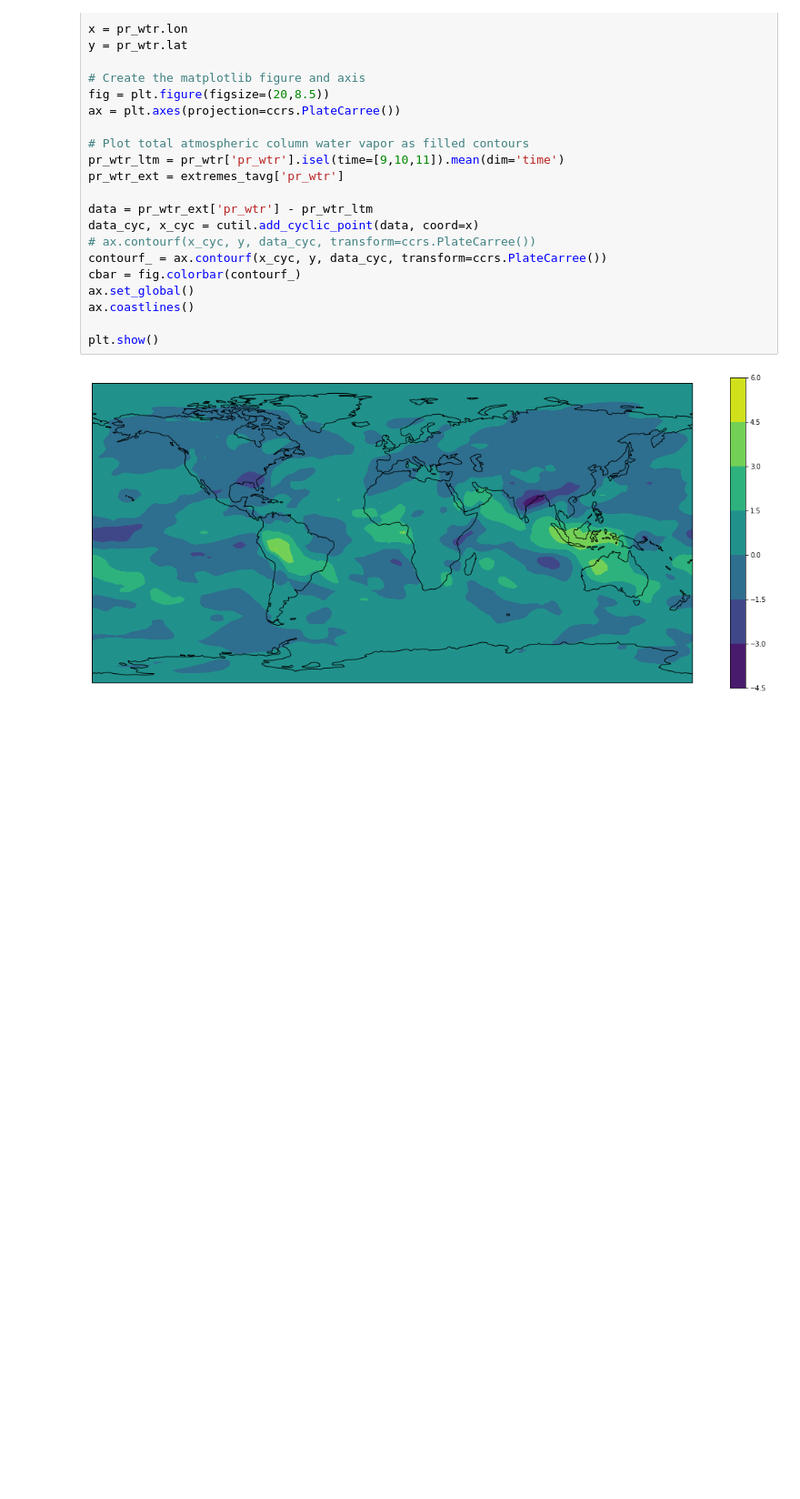
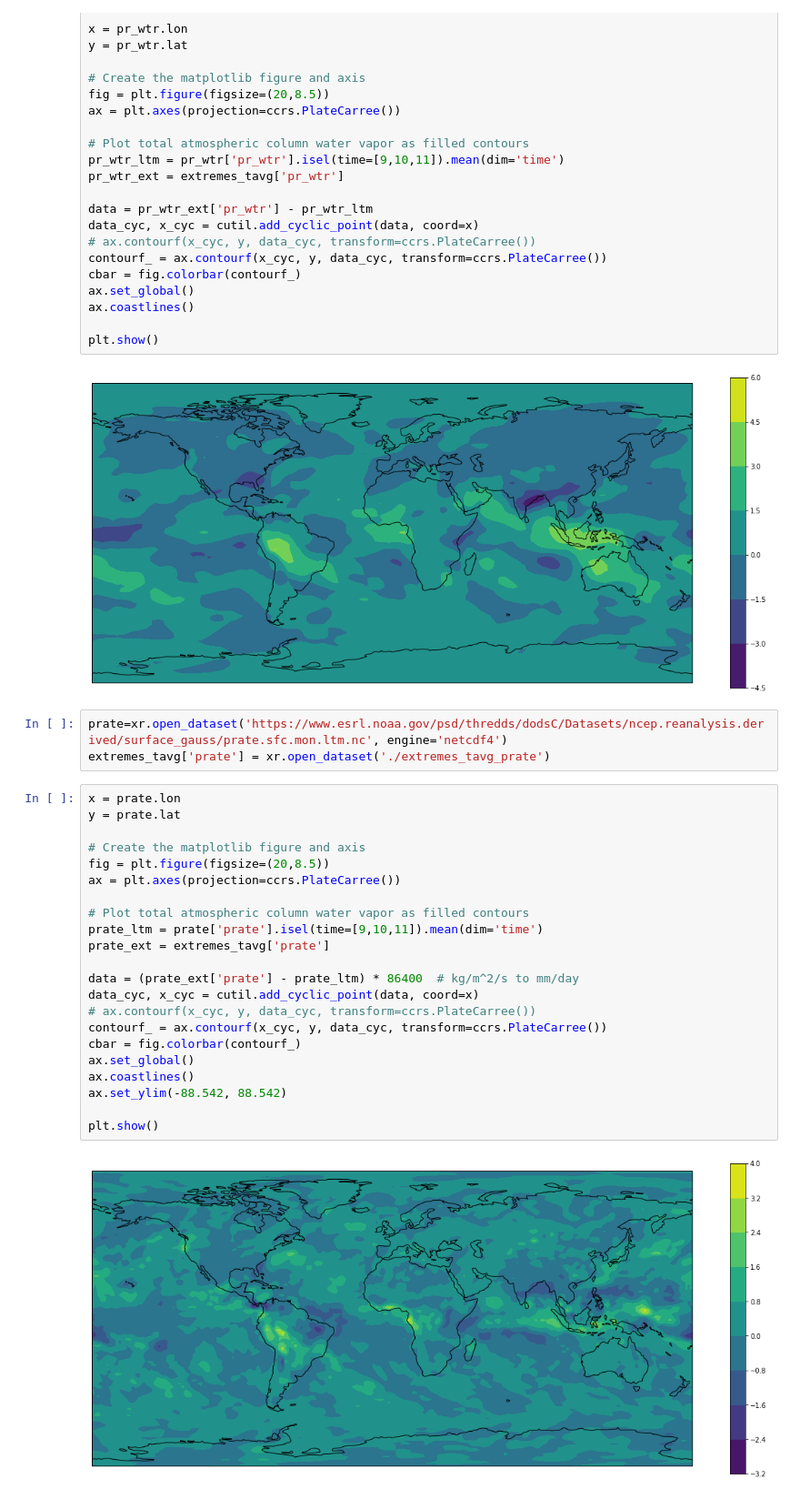
Before and after one commit to chuchun2/ATMS-597-Project-3-Group-G, a Jupyter notebook: ATMS597_Project3_GroupG_anomalies.ipynb, the cells around one changed output. Shown at 91% size. Saved outputs shown, nothing was run; the diff lists cells and outputs as text; blank space fills up the shorter version.

```diff
--- a/ATMS597_Project3_GroupG_anomalies.ipynb
+++ b/ATMS597_Project3_GroupG_anomalies.ipynb
@@ -535,3 +552,30 @@ ax.coastlines()
 plt.show()
 # %% [output]
 [figure]
+# %%
+prate=xr.open_dataset('https://www.esrl.noaa.gov/psd/thredds/dodsC/Datasets/ncep.reanalysis.derived/surface_gauss/prate.sfc.mon.ltm.nc', engine='netcdf4')
+extremes_tavg['prate'] = xr.open_dataset('./extremes_tavg_prate')
+# %%
+x = prate.lon
+y = prate.lat
+
+# Create the matplotlib figure and axis
+fig = plt.figure(figsize=(20,8.5))
+ax = plt.axes(projection=ccrs.PlateCarree())
+
+# Plot total atmospheric column water vapor as filled contours
+prate_ltm = prate['prate'].isel(time=[9,10,11]).mean(dim='time')
+prate_ext = extremes_tavg['prate']
+
+data = (prate_ext['prate'] - prate_ltm) * 86400  # kg/m^2/s to mm/day
+data_cyc, x_cyc = cutil.add_cyclic_point(data, coord=x)
+# ax.contourf(x_cyc, y, data_cyc, transform=ccrs.PlateCarree())
+contourf_ = ax.contourf(x_cyc, y, data_cyc, transform=ccrs.PlateCarree())
+cbar = fig.colorbar(contourf_)
+ax.set_global()
+ax.coastlines()
+ax.set_ylim(-88.542, 88.542)
+
+plt.show()
+# %% [output]
+[figure, added]
```
Also changed, not shown: parts of 6 cells of this notebook.
